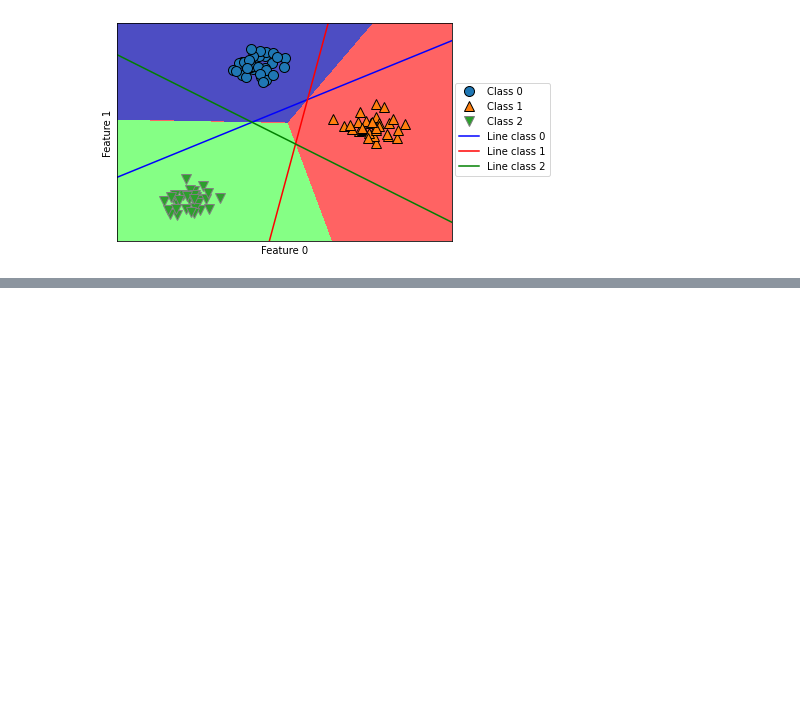
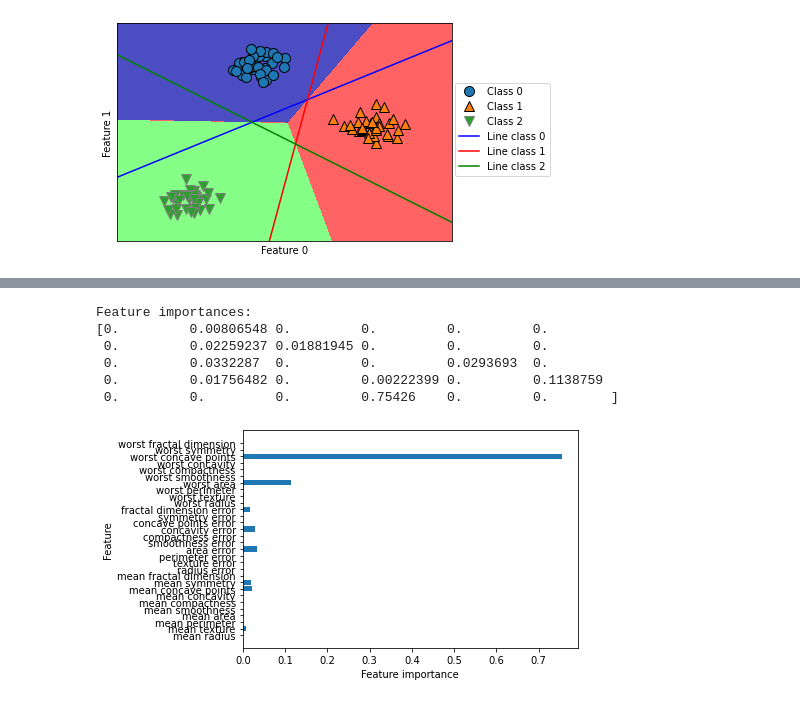
Before and after one commit to scottzig/ml-python-muller-guido, a Jupyter notebook: chapter_2.ipynb, the cells around one changed output, grey strips where cells are left out. Saved outputs shown, nothing was run; the diff lists cells and outputs as text; code cells hidden in the pictures; blank space fills up the shorter version.

```diff
--- a/chapter_2.ipynb
+++ b/chapter_2.ipynb
@@ -517,0 +576,21 @@ plt.ylabel("Feature 1");
+# %%
+# Look at feature importances
+print("Feature importances:\n{}".format(tree.feature_importances_))
+
+# Visualize feature importances
+def plot_feature_importances_cancer(model):
+    n_features = cancer.data.shape[1] # number of columns
+    plt.barh(range(n_features), model.feature_importances_, align='center')
+    plt.yticks(np.arange(n_features), cancer.feature_names)
+    plt.xlabel("Feature importance")
+    plt.ylabel("Feature")
+
+plot_feature_importances_cancer(tree)
+# %% [output]
+Feature importances:
+[0.         0.00806548 0.         0.         0.         0.
+ 0.         0.02259237 0.01881945 0.         0.         0.
+ 0.         0.0332287  0.         0.         0.0293693  0.
+ 0.         0.01756482 0.         0.00222399 0.         0.1138759
+ 0.         0.         0.         0.75426    0.         0.        ]
+[figure, added]
```
Also changed, not shown: parts of 11 cells of this notebook, 1 other file.
